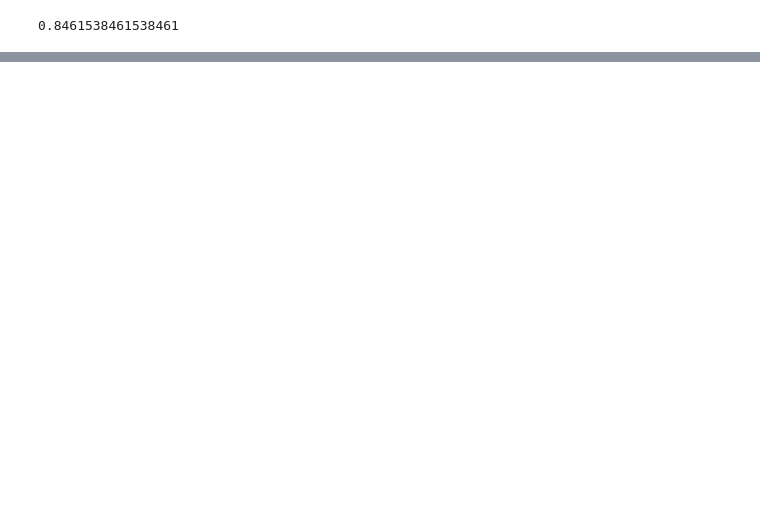
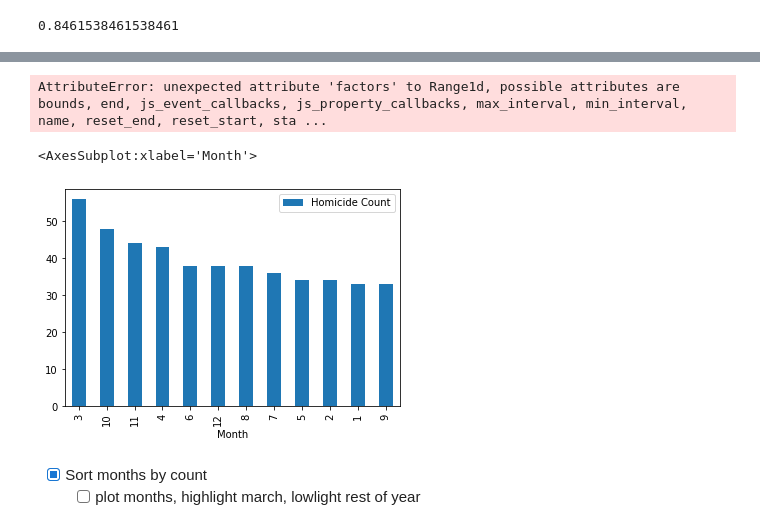
Before and after one commit to IsabelsRepo/IsabelsRepo, a Jupyter notebook: Data-Science/Unsolved Homicide Analysis/Unsolved_Homicides.ipynb, the cells around one changed output, grey strips where cells are left out. Cells and saved outputs as stored; diff of their text form; code cells hidden in the pictures; blank space fills up the shorter version.

```diff
--- a/Data-Science/Unsolved Homicide Analysis/Unsolved_Homicides.ipynb
+++ b/Data-Science/Unsolved Homicide Analysis/Unsolved_Homicides.ipynb
@@ -353,0 +412,6 @@ plt.show()
+# %%
+months_series = pd.value_counts(case_df['Incident date'].dt.month)
+months_df = pd.DataFrame({'Month': months_series.index, 'Homicide Count':months_series.values})
+months_df.sort_values('Homicide Count', ascending=False, inplace=True)
+months_df['Month'] = months_df['Month'].astype(int)
+months_df
@@ -353,0 +434,16 @@ plt.show()
+# %%
+mo = ['Jan', 'Feb', 'Mar', 'Apr', 'May', 'Jun', 'Jul', 'Aug', 'Sept', 'Oct', 'Nov', 'Dec']
+month_bar = plotting.figure(x_range=(0,12), title='Homicides by Month', tools="wheel_zoom,reset,pan")
+month_bar.x_range.factors
+month_bar.vbar(top=months_df['Homicide Count'], x=months_df['Month'], width=0.9)
+show(month_bar)
+# %% [output]
+AttributeError: unexpected attribute 'factors' to Range1d, possible attributes are bounds, end, js_event_callbacks, js_property_callbacks, max_interval, min_interval, name, reset_end, reset_start, sta ...
+# %%
+months_df.plot.bar(x='Month')
+# %% [output]
+<AxesSubplot:xlabel='Month'>
+[figure, added]
+# %% [markdown]
+- [x] Sort months by count
+    - [ ] plot months, highlight march, lowlight rest of year
```
Also changed, not shown: parts of 9 cells of this notebook.
